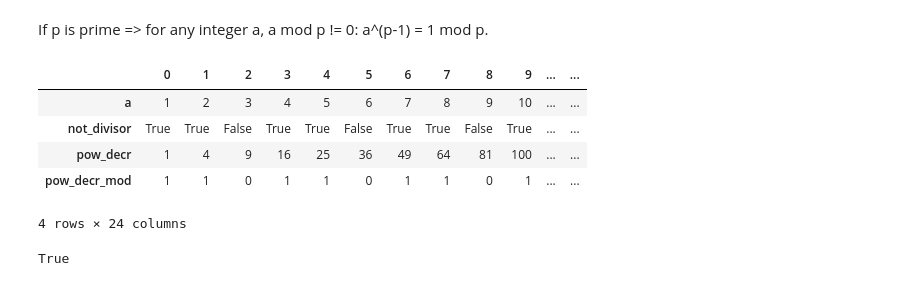
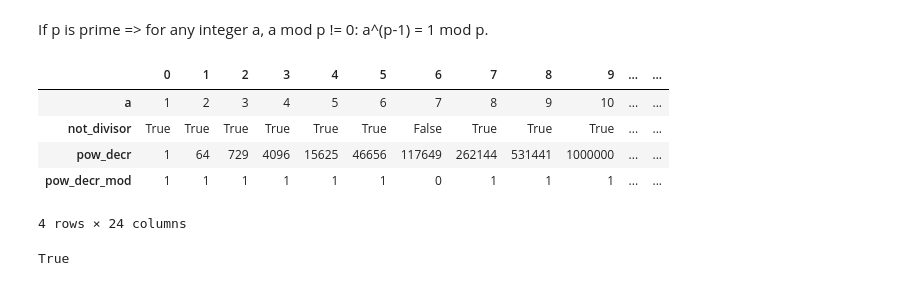
Before and after one commit to nanorobocop/some-math-facts, a Jupyter notebook: math.ipynb, the cells around one changed output. Cells and saved outputs as stored; diff of their text form; code cells hidden in the pictures.

```diff
--- a/math.ipynb
+++ b/math.ipynb
@@ -39,20 +41,20 @@ df[["mod", "pow_mod"]].plot()
 If p is prime => for any integer a, a mod p != 0: a^(p-1) = 1 mod p.
 # %%
 a = np.arange(1,25)
-p = 3
-df = pd.DataFrame(a, columns=["a"])
+p = 7
+flt2_df = pd.DataFrame(a, columns=["a"])
 # %%
-df["not_divisor"] = df["a"] % 3 != 0
-df["pow_decr"] = pow(df["a"], 3-1)
-df["pow_decr_mod"] = df["pow_decr"] % 3
+flt2_df["not_divisor"] = flt2_df["a"] % p != 0
+flt2_df["pow_decr"] = pow(flt2_df["a"], p-1)
+flt2_df["pow_decr_mod"] = flt2_df["pow_decr"] % p
 # %%
-df.transpose()
+flt2_df.transpose()
 # %% [output]
 |  | 0 | 1 | 2 | 3 | 4 | 5 | 6 | 7 | 8 | 9 | ... | ... |
 | a | 1 | 2 | 3 | 4 | 5 | 6 | 7 | 8 | 9 | 10 | ... | ... |
-| not_divisor | True | True | False | True | True | False | True | True | False | True | ... | ... |
-| pow_decr | 1 | 4 | 9 | 16 | 25 | 36 | 49 | 64 | 81 | 100 | ... | ... |
-| pow_decr_mod | 1 | 1 | 0 | 1 | 1 | 0 | 1 | 1 | 0 | 1 | ... | ... |
+| not_divisor | True | True | True | True | True | True | False | True | True | True | ... | ... |
+| pow_decr | 1 | 64 | 729 | 4096 | 15625 | 46656 | 117649 | 262144 | 531441 | 1000000 | ... | ... |
+| pow_decr_mod | 1 | 1 | 1 | 1 | 1 | 1 | 0 | 1 | 1 | 1 | ... | ... |
 4 rows × 24 columns
 # %%
 bools = {1: True, 0: False}
```
Also changed, not shown: parts of 18 cells of this notebook.
